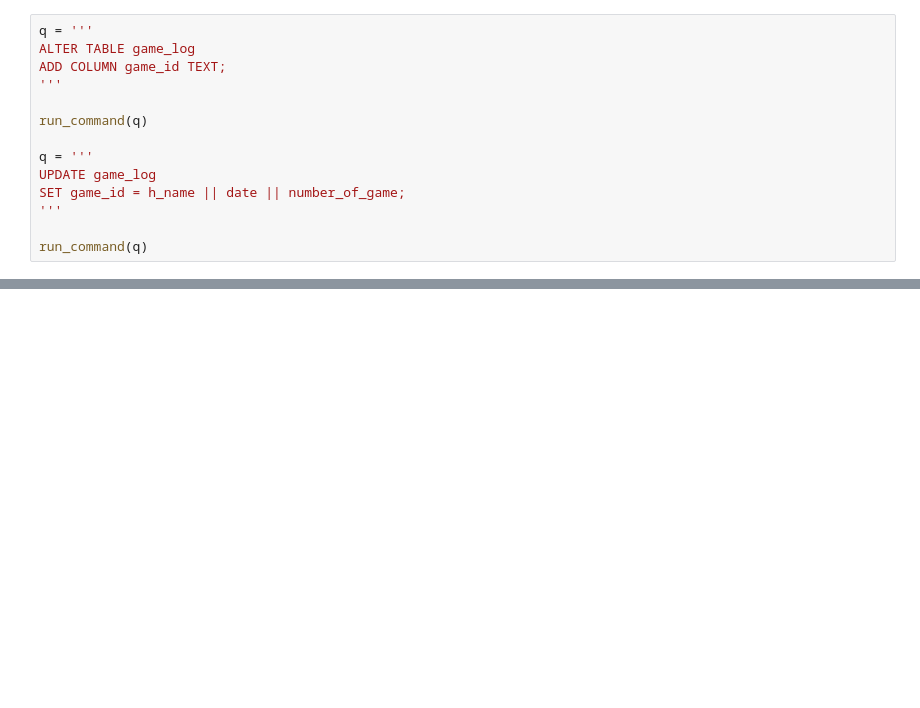
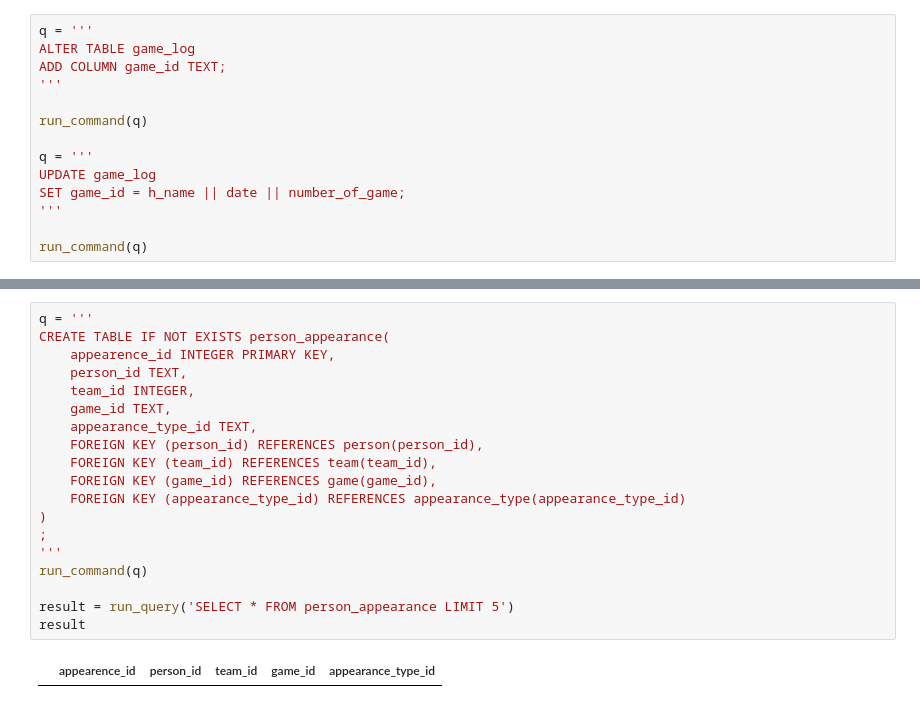
Before and after one commit to Okbps/dataquest-ds, a Jupyter notebook: 11-retrosheet-gamelog/Basics.ipynb, the cells around one changed output, grey strips where cells are left out. Saved outputs shown, nothing was run; the diff lists cells and outputs as text; blank space fills up the shorter version.

```diff
--- a/11-retrosheet-gamelog/Basics.ipynb
+++ b/11-retrosheet-gamelog/Basics.ipynb
@@ -222,0 +366,21 @@ result
+# %%
+q = '''
+CREATE TABLE IF NOT EXISTS person_appearance(
+    appearence_id INTEGER PRIMARY KEY,
+    person_id TEXT,
+    team_id INTEGER,
+    game_id TEXT,
+    appearance_type_id TEXT,
+    FOREIGN KEY (person_id) REFERENCES person(person_id),
+    FOREIGN KEY (team_id) REFERENCES team(team_id),
+    FOREIGN KEY (game_id) REFERENCES game(game_id),
+    FOREIGN KEY (appearance_type_id) REFERENCES appearance_type(appearance_type_id)
+)
+;
+'''
+run_command(q)
+
+result = run_query('SELECT * FROM person_appearance LIMIT 5')
+result
+# %% [output]
+|  | appearence_id | person_id | team_id | game_id | appearance_type_id |
```
Also changed, not shown: parts of 11 cells of this notebook.
